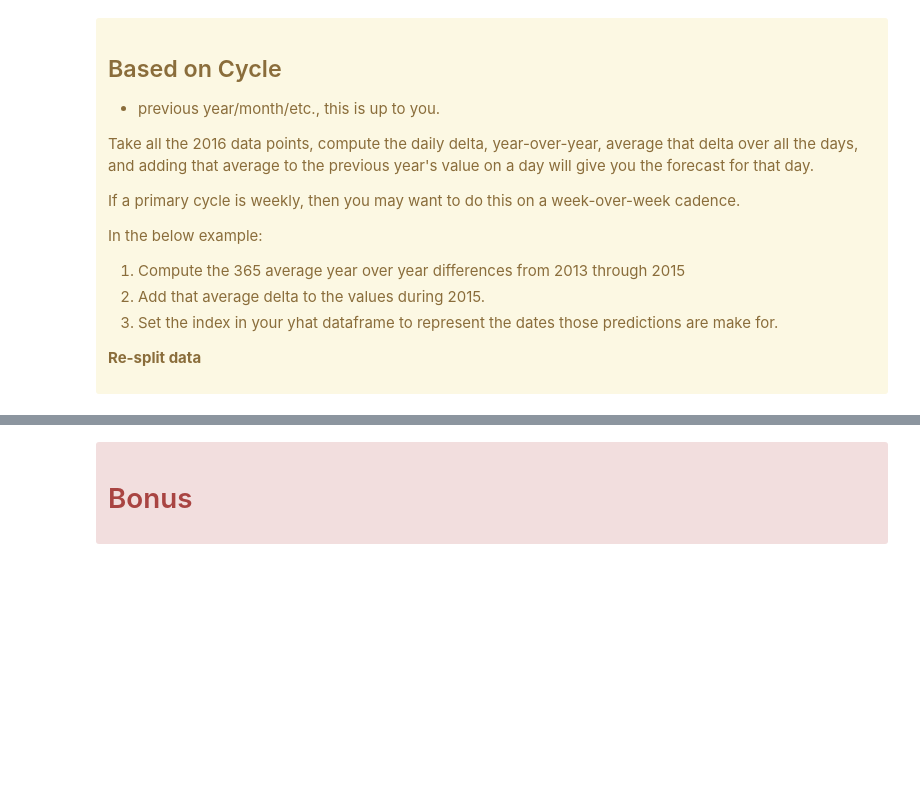
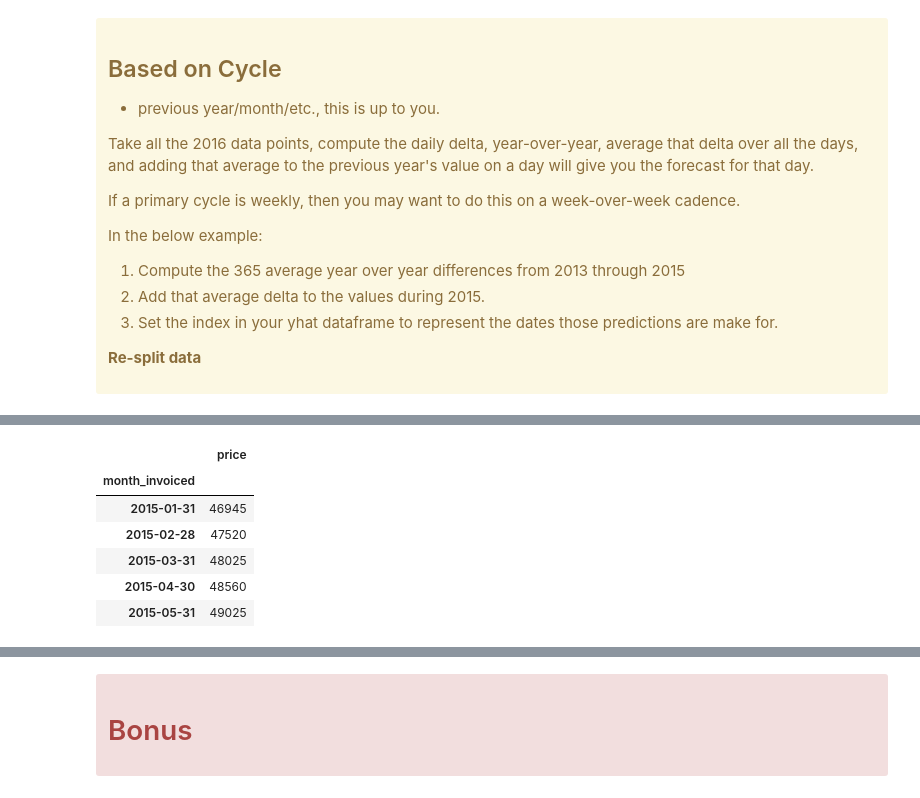
Before and after one commit to QMCBT-JustinEvans/time-series-exercises, a Jupyter notebook: 05_model.ipynb, the cells around one changed output, grey strips where cells are left out. Cells and saved outputs as stored; diff of their text form; code cells hidden in the pictures; blank space fills up the shorter version.

```diff
--- a/05_model.ipynb
+++ b/05_model.ipynb
@@ -923,0 +937,11 @@ train.head()
+# %%
+# look at train 2015 index
+train.loc['2015'].head()
+# %% [output]
+|  | price |
+| month_invoiced |  |
+| 2015-01-31 | 46945 |
+| 2015-02-28 | 47520 |
+| 2015-03-31 | 48025 |
+| 2015-04-30 | 48560 |
+| 2015-05-31 | 49025 |
```
Also changed, not shown: parts of 91 cells of this notebook.
